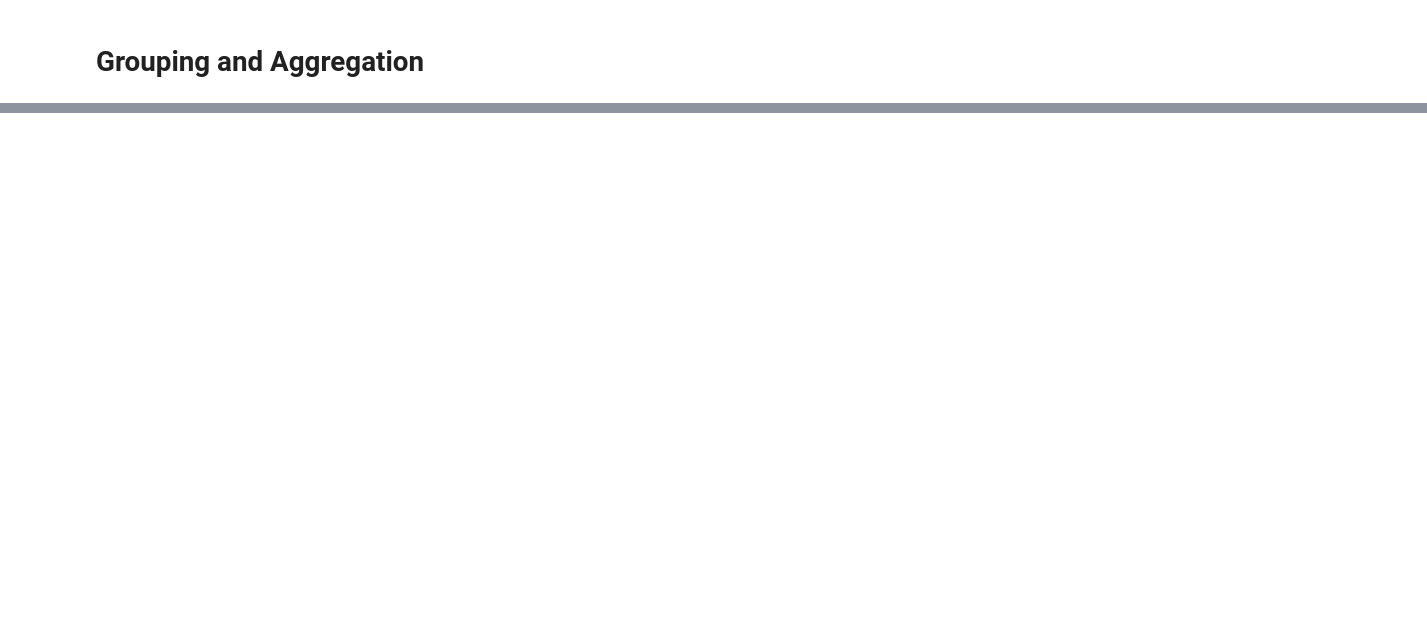
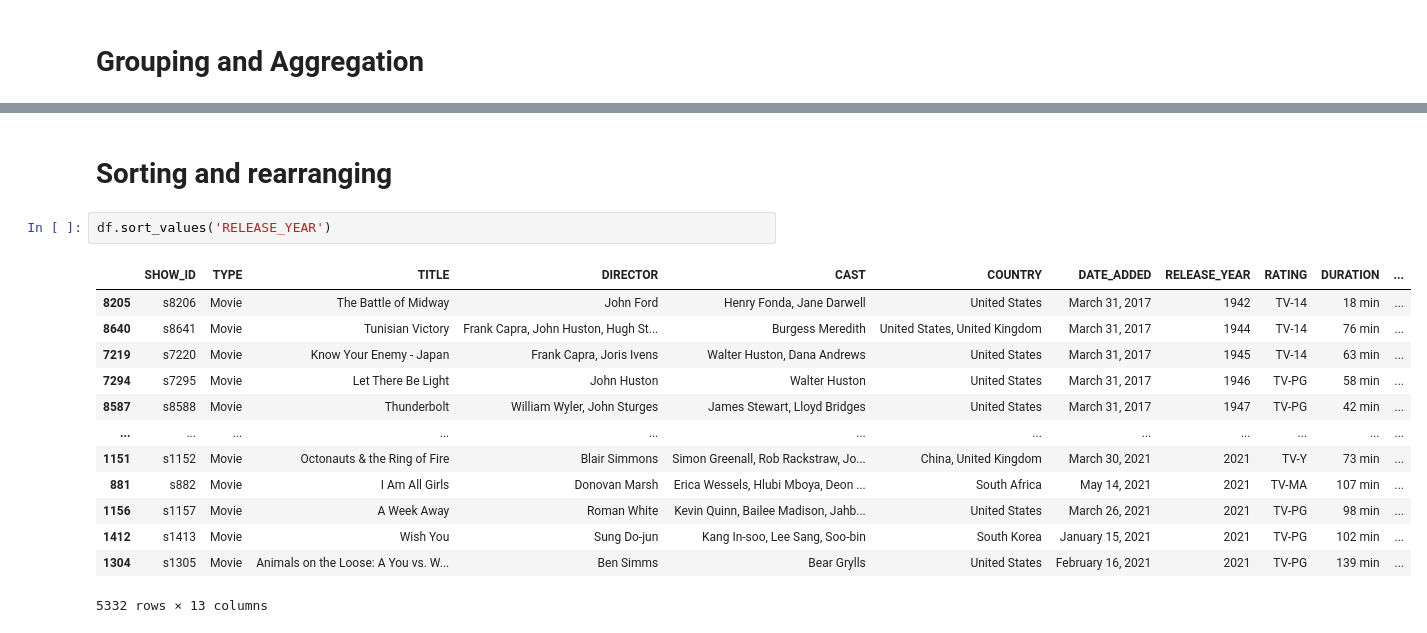
Before and after one commit to gauravvxv/Pandas, a Jupyter notebook: Notebook/pandas_practice.ipynb, the cells around one changed output, grey strips where cells are left out. Saved outputs shown, nothing was run; the diff lists cells and outputs as text; blank space fills up the shorter version.

```diff
--- a/Notebook/pandas_practice.ipynb
+++ b/Notebook/pandas_practice.ipynb
@@ -474,3 +499,21 @@ df['RELEASE_DATE'].value_counts()
 | May 18 | 1 |
 369 rows × 1 columns
 dtype: int64
+# %% [markdown]
+# **Sorting and rearranging**
+# %%
+df.sort_values('RELEASE_YEAR')
+# %% [output]
+|  | SHOW_ID | TYPE | TITLE | DIRECTOR | CAST | COUNTRY | DATE_ADDED | RELEASE_YEAR | RATING | DURATION | ... |
+| 8205 | s8206 | Movie | The Battle of Midway | John Ford | Henry Fonda, Jane Darwell | United States | March 31, 2017 | 1942 | TV-14 | 18 min | ... |
+| 8640 | s8641 | Movie | Tunisian Victory | Frank Capra, John Huston, Hugh St... | Burgess Meredith | United States, United Kingdom | March 31, 2017 | 1944 | TV-14 | 76 min | ... |
+| 7219 | s7220 | Movie | Know Your Enemy - Japan | Frank Capra, Joris Ivens | Walter Huston, Dana Andrews | United States | March 31, 2017 | 1945 | TV-14 | 63 min | ... |
+| 7294 | s7295 | Movie | Let There Be Light | John Huston | Walter Huston | United States | March 31, 2017 | 1946 | TV-PG | 58 min | ... |
+| 8587 | s8588 | Movie | Thunderbolt | William Wyler, John Sturges | James Stewart, Lloyd Bridges | United States | March 31, 2017 | 1947 | TV-PG | 42 min | ... |
+| ... | ... | ... | ... | ... | ... | ... | ... | ... | ... | ... | ... |
+| 1151 | s1152 | Movie | Octonauts & the Ring of Fire | Blair Simmons | Simon Greenall, Rob Rackstraw, Jo... | China, United Kingdom | March 30, 2021 | 2021 | TV-Y | 73 min | ... |
+| 881 | s882 | Movie | I Am All Girls | Donovan Marsh | Erica Wessels, Hlubi Mboya, Deon ... | South Africa | May 14, 2021 | 2021 | TV-MA | 107 min | ... |
+| 1156 | s1157 | Movie | A Week Away | Roman White | Kevin Quinn, Bailee Madison, Jahb... | United States | March 26, 2021 | 2021 | TV-PG | 98 min | ... |
+| 1412 | s1413 | Movie | Wish You | Sung Do-jun | Kang In-soo, Lee Sang, Soo-bin | South Korea | January 15, 2021 | 2021 | TV-PG | 102 min | ... |
+| 1304 | s1305 | Movie | Animals on the Loose: A You vs. W... | Ben Simms | Bear Grylls | United States | February 16, 2021 | 2021 | TV-PG | 139 min | ... |
+5332 rows × 13 columns
```
Also changed, not shown: parts of 18 cells of this notebook.
